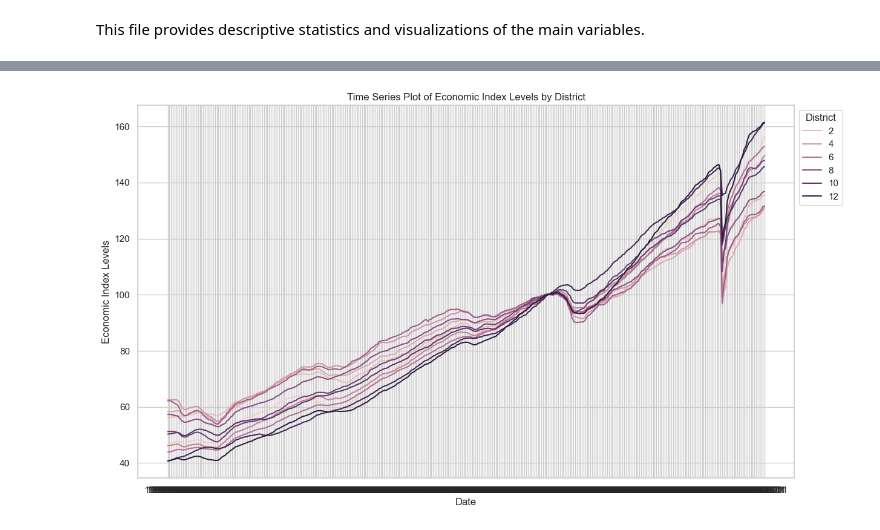
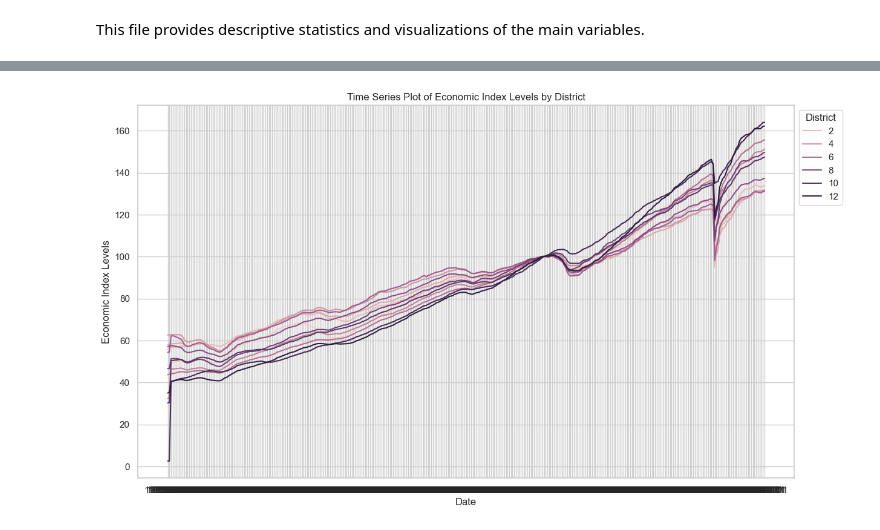
Before and after one commit to ces2222/bbFinal, a Jupyter notebook: notebooks/descriptiveStats.ipynb, the cells around one changed output, grey strips where cells are left out. Cells and saved outputs as stored; diff of their text form; code cells hidden in the pictures.

```diff
--- a/notebooks/descriptiveStats.ipynb
+++ b/notebooks/descriptiveStats.ipynb
@@ -9,8 +21,0 @@ bb = pd.read_csv('bbNoText.csv')
-# %%
-# want to create a DV that's percent change in econ_index_levels
-
-bb.sort_values(by=['District', 'Date'], inplace=True)
-bb['econ_index_change'] = bb.groupby('District')['econ_index_levels'].pct_change() *100
-# %%
-# Now want to create a new dummy that equals 1 if the change is positive
-bb['econ_index_change_dummy'] = (bb['econ_index_change'] > 0).astype(int)
@@ -83,23 +50,23 @@ bb_sorted.groupby('District')['econ_index_levels'].describe()
 # %%
 import matplotlib.pyplot as plt
 import seaborn as sns
 
 # Assuming your DataFrame is named 'bb' and has a 'Date' column
 # and a 'District' column among others
 
 # Sort the DataFrame by the 'Date' column
 bb_sorted_by_date = bb.sort_values(by='Date')
 
 # Set the plotting style (optional, but can enhance visual appeal)
 sns.set(style="whitegrid")
 
 # Create a time series plot for each district
 plt.figure(figsize=(14, 8))
-sns.lineplot(x='Date', y='econ_index_levels', hue='District', data=bb_sorted_by_date)
+sns.lineplot(x='Date', y='econ_index', hue='District', data=bb_sorted_by_date)
 plt.title('Time Series Plot of Economic Index Levels by District')
 plt.xlabel('Date')
 plt.ylabel('Economic Index Levels')
 plt.legend(title='District', loc='upper left', bbox_to_anchor=(1, 1))
 plt.show()
 # %% [output]
-[figure, old version]
+[figure, new version]
```
Also changed, not shown: parts of 29 cells of this notebook, 3 other files.
